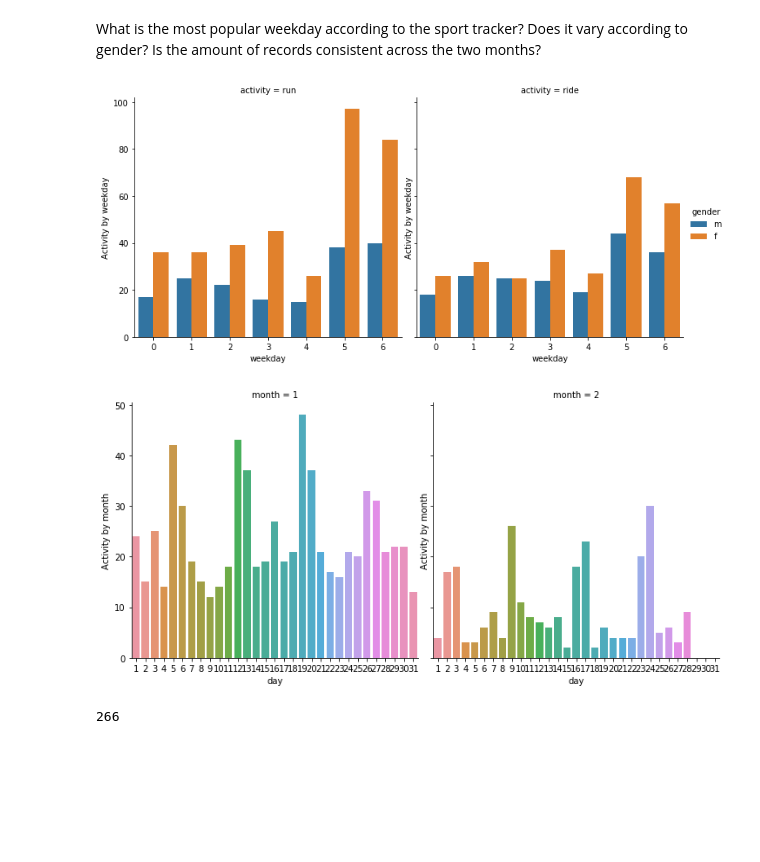
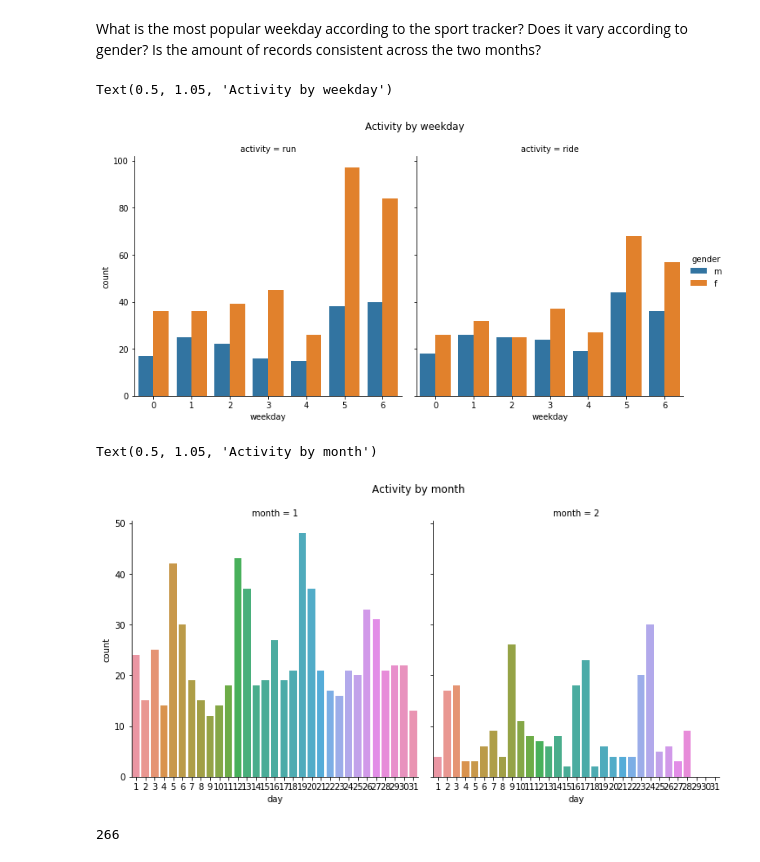
Before and after one commit to MartinaPastor/Pandas_for_data_analysis, a Jupyter notebook: Activities_analysis.ipynb, the cells around one changed output. Cells and saved outputs as stored; diff of their text form; code cells hidden in the pictures; blank space fills up the shorter version.

```diff
--- a/Activities_analysis.ipynb
+++ b/Activities_analysis.ipynb
@@ -261,17 +261,17 @@ Name: age, dtype: float64
 What is the most popular weekday according to the sport tracker? Does it vary according to gender? Is the amount of records consistent across the two months?
 # %%
 activity_by_weekday = sns.catplot(data=df, x='weekday', col = 'activity' ,hue = 'gender', kind='count', ci=False);
-activity_by_weekday.set(ylabel='Activity by weekday')
-plt.show()
+activity_by_weekday.fig.suptitle('Activity by weekday', y=1.05)
 # %% [output]
+Text(0.5, 1.05, 'Activity by weekday')
-[figure, old version]
+[figure, new version]
 # %%
 # catplot of days per month
 activity_by_month = sns.catplot(data=df, x='day', col='month',kind='count', ci=False)
-activity_by_month.set(ylabel='Activity by month')
-plt.show()
+activity_by_month.fig.suptitle('Activity by month', y=1.05)
 # %% [output]
+Text(0.5, 1.05, 'Activity by month')
-[figure, old version]
+[figure, new version]
 # %%
 len(df[df.month==2])
 # %% [output]
```
Also changed, not shown: parts of 4 cells of this notebook.
